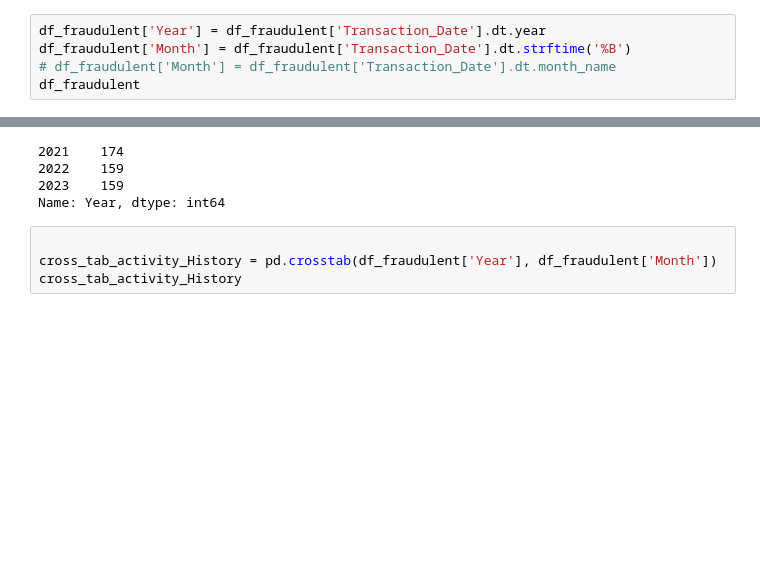
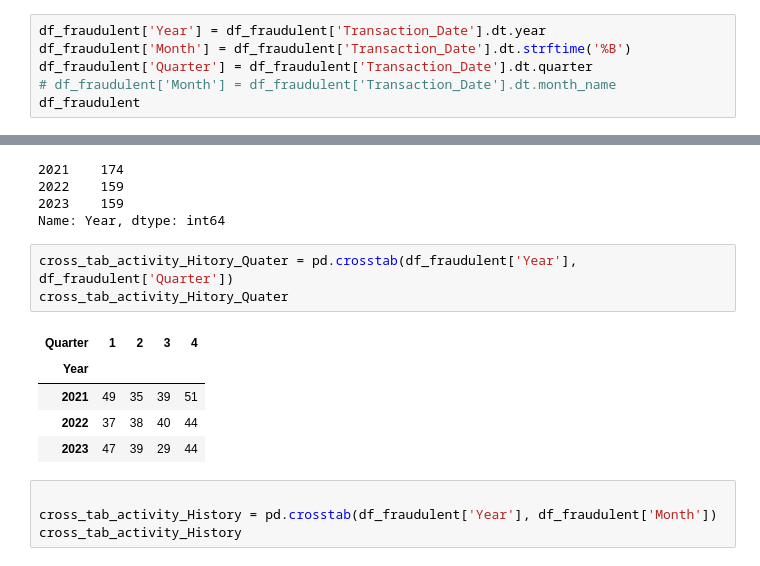
Before and after one commit to Rana-Scientist/Credit-Card-Fraud-Classification-Case-Study-Detecting-Fraud-with-ML-main, a Jupyter notebook: Fraud_Detection.ipynb, the cells around one changed output, grey strips where cells are left out. Cells and saved outputs as stored; diff of their text form; blank space fills up the shorter version.

```diff
--- a/Fraud_Detection.ipynb
+++ b/Fraud_Detection.ipynb
@@ -1410,6 +1382,7 @@ See the caveats in the documentation: https://pandas.pydata.org/pandas-docs/stab
 # %%
 df_fraudulent['Year'] = df_fraudulent['Transaction_Date'].dt.year
 df_fraudulent['Month'] = df_fraudulent['Transaction_Date'].dt.strftime('%B')
+df_fraudulent['Quarter'] = df_fraudulent['Transaction_Date'].dt.quarter
 # df_fraudulent['Month'] = df_fraudulent['Transaction_Date'].dt.month_name
 df_fraudulent
 # %% [output]
@@ -1443,6 +1421,15 @@ df_fraudulent['Year'].value_counts()
 2022    159
 2023    159
 Name: Year, dtype: int64
+# %%
+cross_tab_activity_Hitory_Quater = pd.crosstab(df_fraudulent['Year'], df_fraudulent['Quarter'])
+cross_tab_activity_Hitory_Quater
+# %% [output]
+| Quarter | 1 | 2 | 3 | 4 |
+| Year |  |  |  |  |
+| 2021 | 49 | 35 | 39 | 51 |
+| 2022 | 37 | 38 | 40 | 44 |
+| 2023 | 47 | 39 | 29 | 44 |
 # %%
 
 cross_tab_activity_History = pd.crosstab(df_fraudulent['Year'], df_fraudulent['Month'])
```
Also changed, not shown: parts of 46 cells of this notebook, 4 other files.
